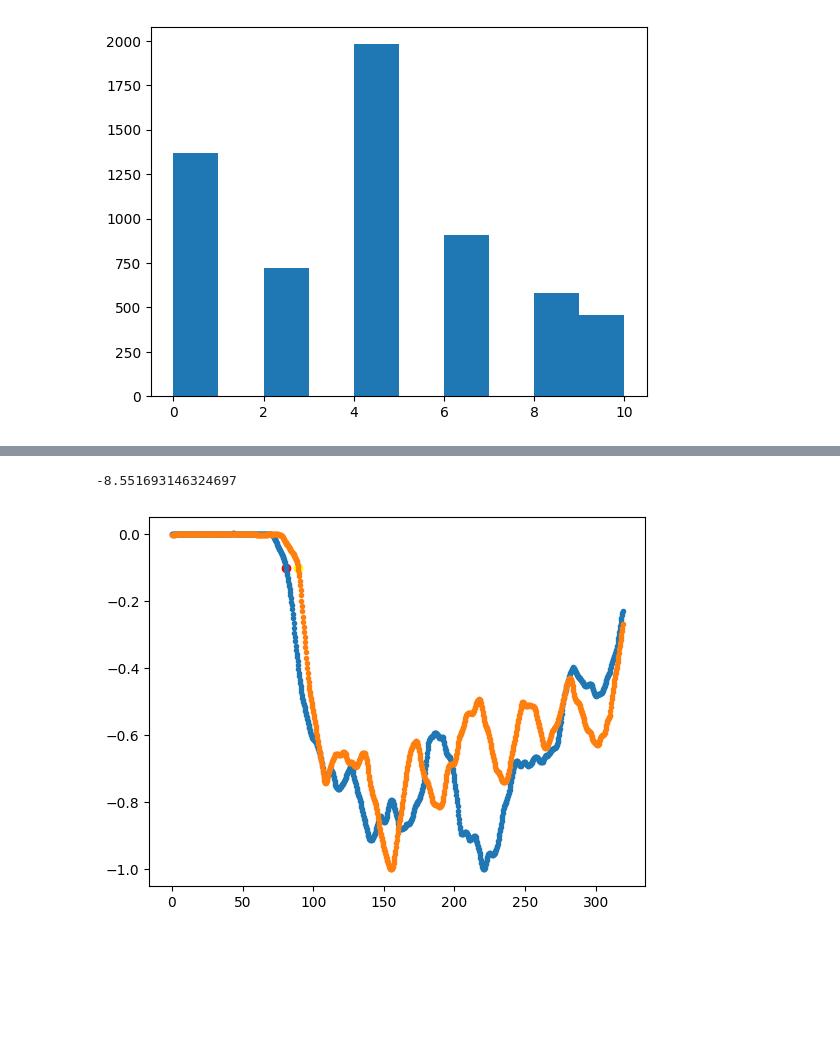
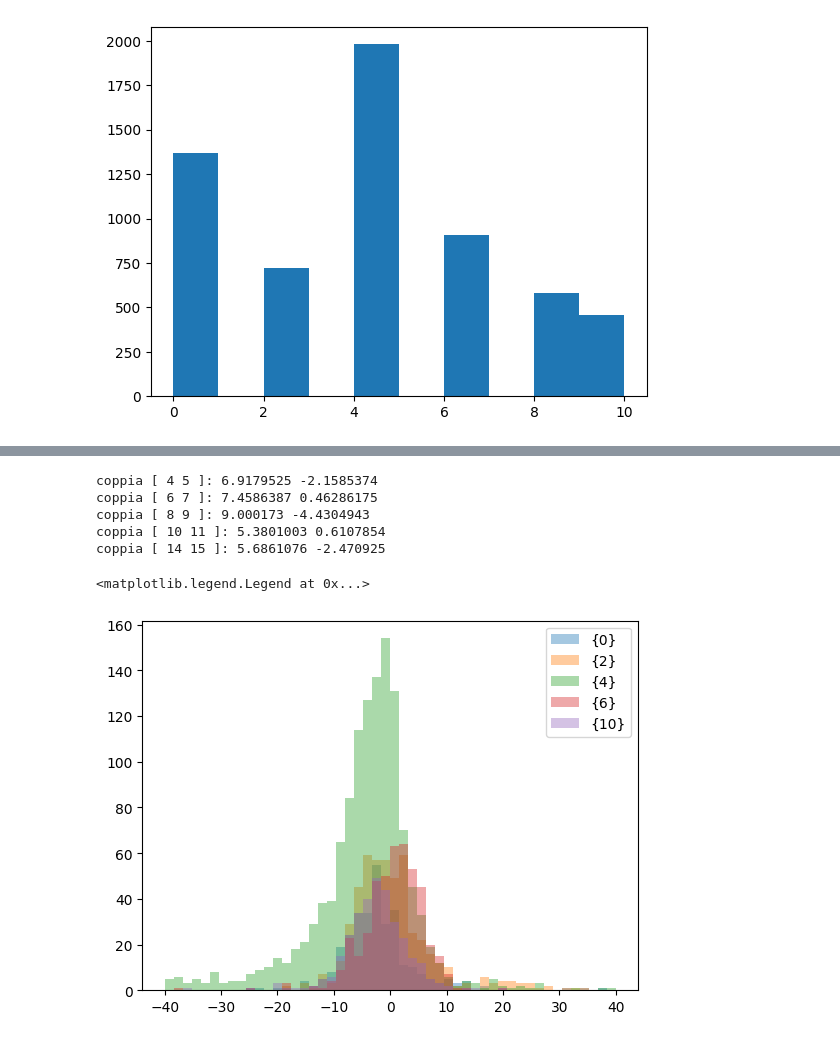
Before and after one commit to 0-DvD-0/Sfera, a Jupyter notebook: Jupyter/timing_waveforms_v3 Pulito.ipynb, the cells around one changed output, grey strips where cells are left out. Drawn from its saved outputs; the diff is of its cells as text; code cells hidden in the pictures; blank space fills up the shorter version.

```diff
--- a/Jupyter/timing_waveforms_v3 Pulito.ipynb
+++ b/Jupyter/timing_waveforms_v3 Pulito.ipynb
@@ -226,7 +218,0 @@ channel: 14 5.991271213285037 -0.05993710805695106
-# %%
-select = 0
-for n in range(len(mean)):
-    plt.plot(tresh, stds[n,:,select] ,'.',label = f'{mean[n]}')
-plt.legend()
-plt.xlabel("threshold [V]")
-plt.ylabel("std [ns]")
@@ -236,10 +218,0 @@ Text(0, 0.5, 'std [ns]')
-# %%
-evt = 2
-plt.plot(np.arange(0, 1024)*sampling, new_wf_1[evt],'.')
-plt.plot(np.arange(0, 1024)*sampling, new_wf_2[evt],'.')
-plt.scatter(ledges1[evt]*sampling,threshold,c="red")
-plt.scatter(ledges2[evt]*sampling,threshold,c="yellow")
-print((ledges1[evt]-ledges2[evt])*sampling)
-# %% [output]
--8.551693146324697
-[figure, removed]
@@ -245,0 +225,17 @@ print((ledges1[evt]-ledges2[evt])*sampling)
+# %%
+  for select in [0, 2, 4, 6, 10]:
+            std = []
+            letimes=np.array(paired_letime_1)-np.array(paired_letime_2)
+            mask=np.where((np.abs(letimes) < 40)&(whichpair==select))[0]
+            plt.hist(letimes[mask], bins=50, range=(-40,40),alpha=0.4, label={select})
+            print("coppia [",select+4, select+5,"]:", np.std(letimes[mask]), np.mean(letimes[mask]))
+            std.append(np.std(letimes[mask]))
+plt.legend()
+# %% [output]
+coppia [ 4 5 ]: 6.9179525 -2.1585374
+coppia [ 6 7 ]: 7.4586387 0.46286175
+coppia [ 8 9 ]: 9.000173 -4.4304943
+coppia [ 10 11 ]: 5.3801003 0.6107854
+coppia [ 14 15 ]: 5.6861076 -2.470925
+<matplotlib.legend.Legend at 0x...>
+[figure, added]
```
Also changed, not shown: parts of 11 cells of this notebook.
